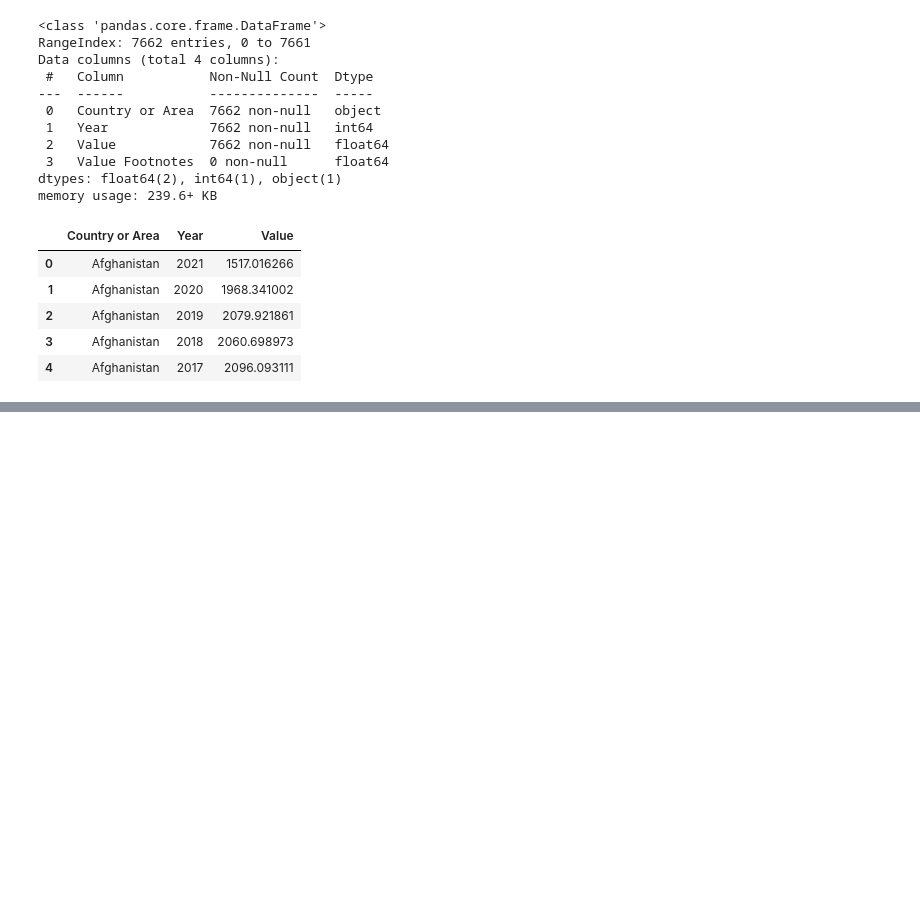
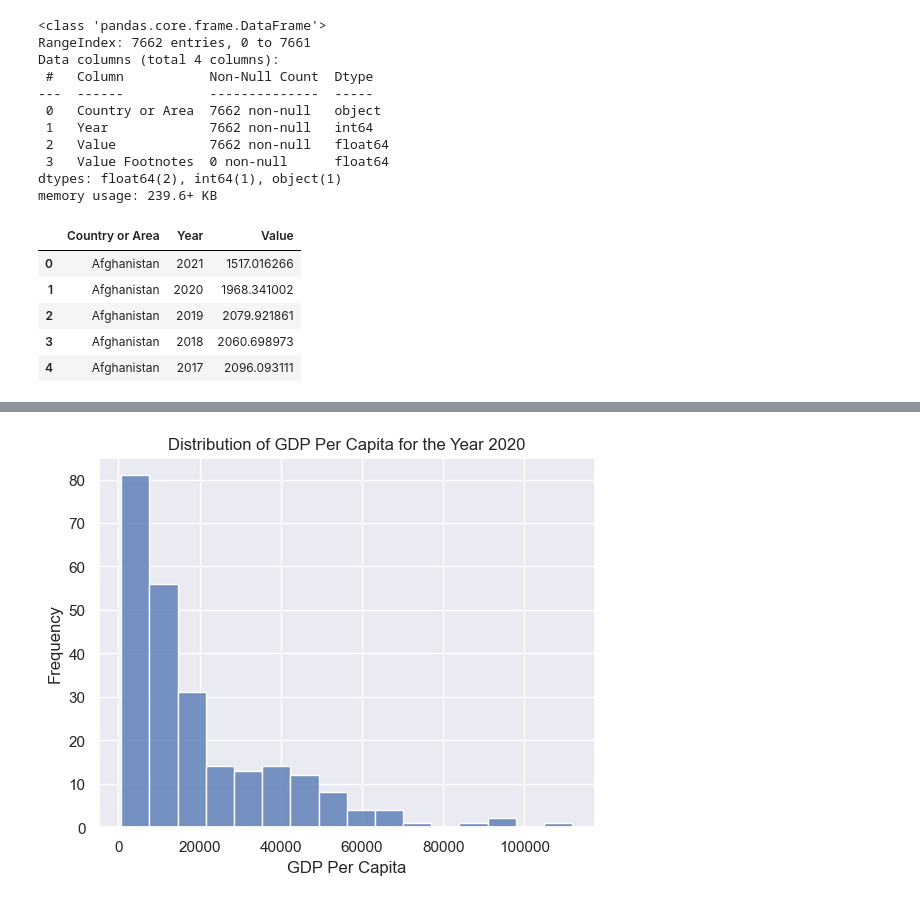
Before and after one commit to NSS-Data-Analytics-Cohort-12/un-python-shipster86, a Jupyter notebook: notebooks/un_project.ipynb, the cells around one changed output, grey strips where cells are left out. Saved outputs shown, nothing was run; the diff lists cells and outputs as text; code cells hidden in the pictures; blank space fills up the shorter version.

```diff
--- a/notebooks/un_project.ipynb
+++ b/notebooks/un_project.ipynb
@@ -4,7 +4,7 @@ import numpy as np
 import matplotlib.pyplot as plt
 import seaborn as sns
 # %%
-gdp_df = pd.read_csv(r"C:\Users\shipm\NSS_Analytics_Jumpstart\DA12\projects\python\data\gdp_percapita.csv")
+gdp_df = pd.read_csv(r"C:\Users\shipm\NSS_Analytics_Jumpstart\DA12\projects\un-python-shipster86\data\gdp_percapita.csv")
 # %%
 #4.	Using the pandas `read_csv()` method, read the GDP dataset into your notebook as a DataFrame called `gdp_df`. Take a look at the first few and last few rows to familiarize yourself with what is contained in this dataset.
 # %%
@@ -108,0 +133,12 @@ gdp_df[gdp_df["GDP_Per_Capita"] > 0]
+# %%
+gdp_df2020 = gdp_df[gdp_df['Year'] == 2020]
+# %%
+#Seaborn basic histogram
+sns.set_theme(style="darkgrid")
+sns.histplot(data=gdp_df2020, x="GDP_Per_Capita")
+plt.title('Distribution of GDP Per Capita for the Year 2020')
+plt.xlabel('GDP Per Capita')
+plt.ylabel('Frequency')
+plt.show()
+# %% [output]
+[figure, added]
```
Also changed, not shown: parts of 37 cells of this notebook.
